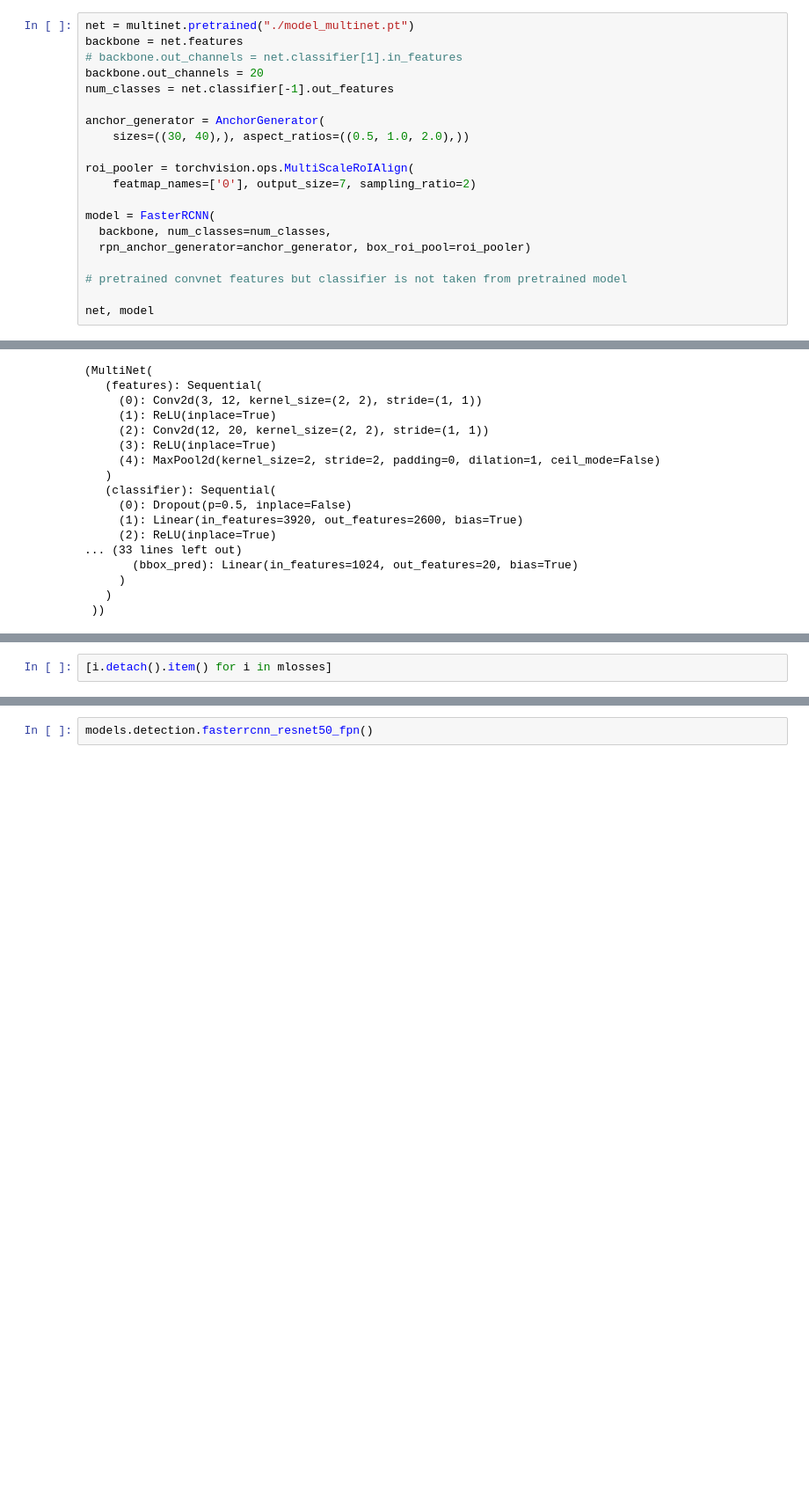
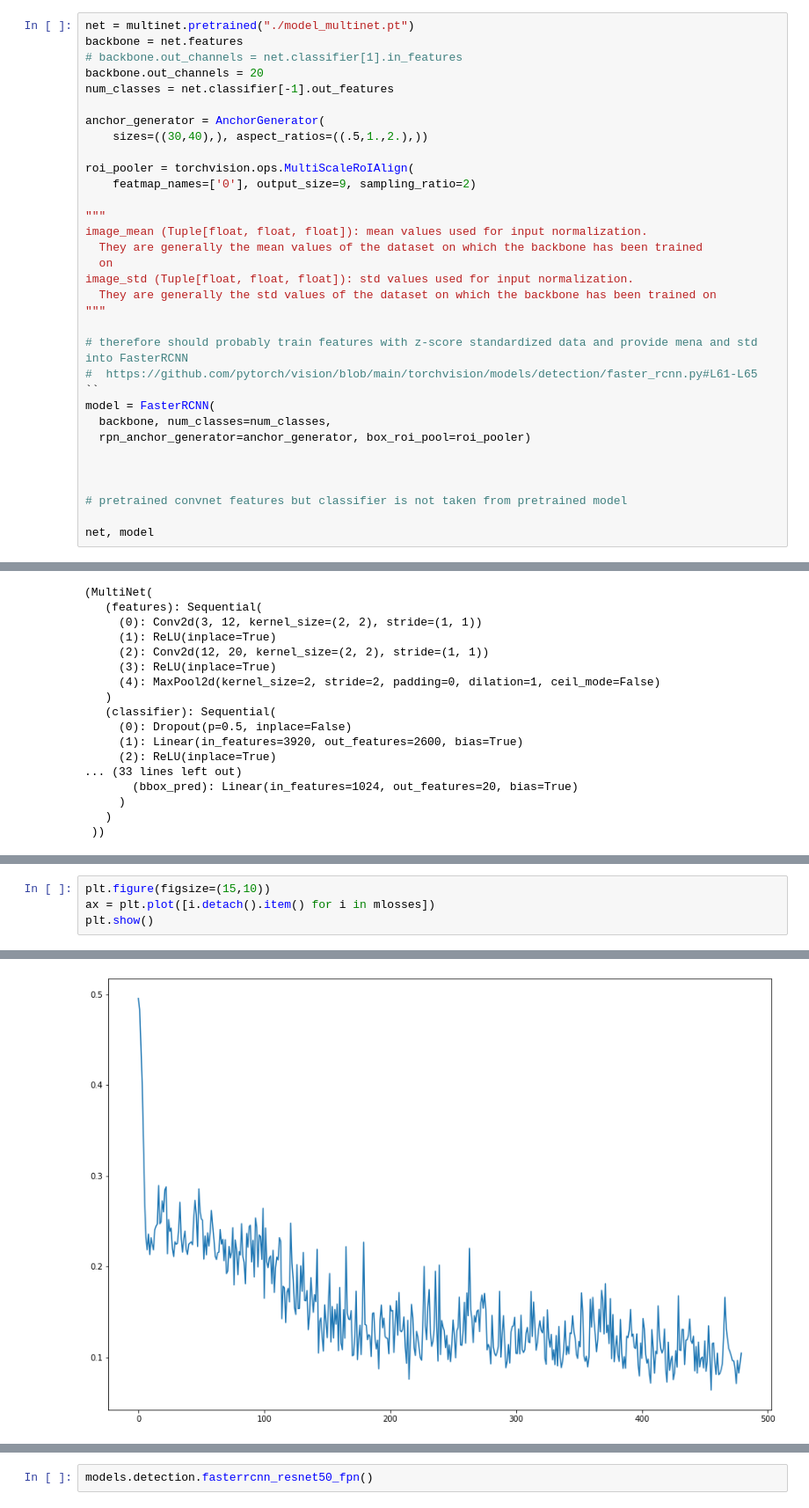
Before and after one commit to Zemke/waai, a Jupyter notebook: rcnn.ipynb, the cells around one changed output, grey strips where cells are left out. Shown: that part at 88% size. Saved outputs shown, nothing was run; the diff lists cells and outputs as text; blank space fills up the shorter version.

```diff
--- a/rcnn.ipynb
+++ b/rcnn.ipynb
@@ -29,15 +33,28 @@ backbone.out_channels = 20
 num_classes = net.classifier[-1].out_features
 
 anchor_generator = AnchorGenerator(
-    sizes=((30, 40),), aspect_ratios=((0.5, 1.0, 2.0),))
+    sizes=((30,40),), aspect_ratios=((.5,1.,2.),))
 
 roi_pooler = torchvision.ops.MultiScaleRoIAlign(
-    featmap_names=['0'], output_size=7, sampling_ratio=2)
+    featmap_names=['0'], output_size=9, sampling_ratio=2)
 
+"""
+image_mean (Tuple[float, float, float]): mean values used for input normalization.
+  They are generally the mean values of the dataset on which the backbone has been trained
+  on
+image_std (Tuple[float, float, float]): std values used for input normalization.
+  They are generally the std values of the dataset on which the backbone has been trained on
+"""
+
+# therefore should probably train features with z-score standardized data and provide mena and std into FasterRCNN
+#  https://github.com/pytorch/vision/blob/main/torchvision/models/detection/faster_rcnn.py#L61-L65
+``
 model = FasterRCNN(
   backbone, num_classes=num_classes,
   rpn_anchor_generator=anchor_generator, box_roi_pool=roi_pooler)
 
+
+
 # pretrained convnet features but classifier is not taken from pretrained model
 
 net, model
@@ -128,3 +140,5 @@ KeyboardInterrupt:
 # %%
-[i.detach().item() for i in mlosses]
+plt.figure(figsize=(15,10))
+ax = plt.plot([i.detach().item() for i in mlosses])
+plt.show()
 # %% [output]
@@ -147,0 +145 @@ KeyboardInterrupt:
+[figure, added]
```
Also changed, not shown: parts of 10 cells of this notebook, 1 other file.
